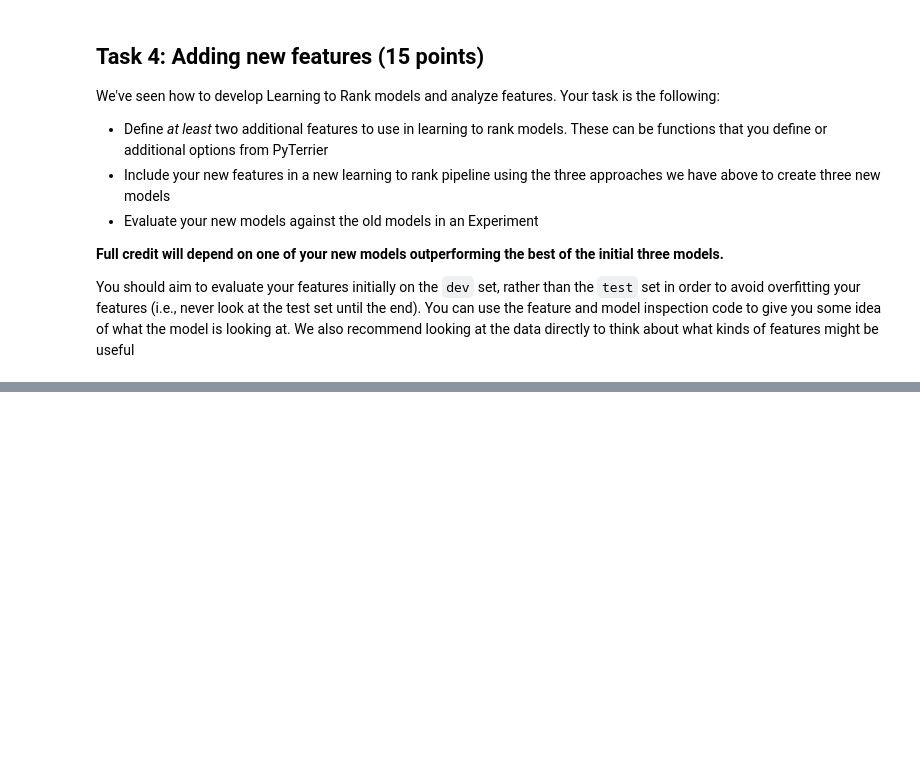
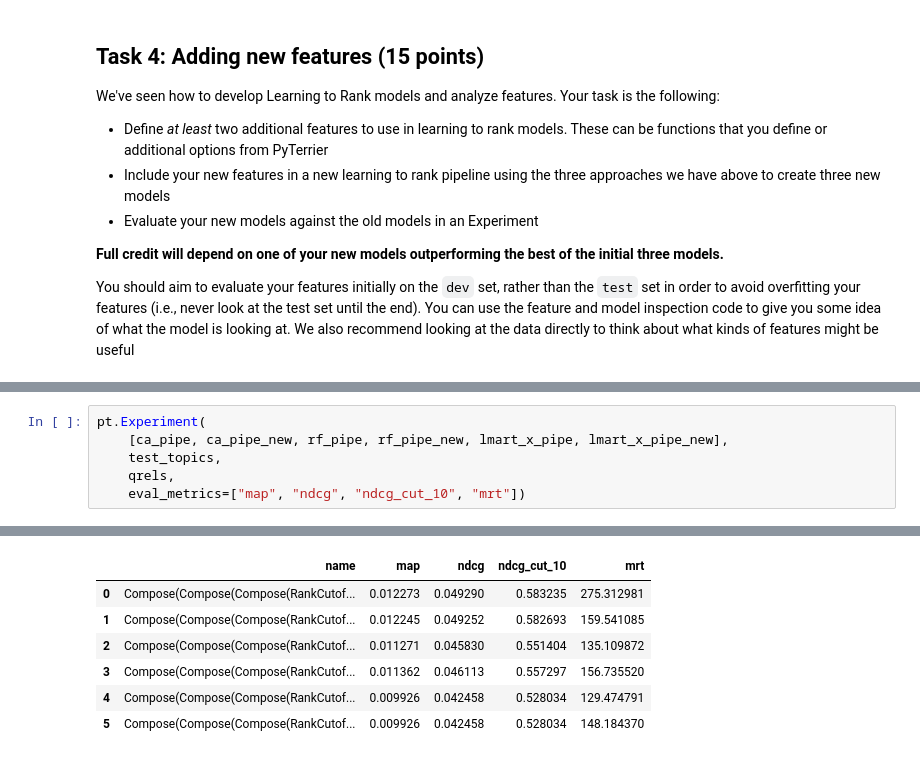
Before and after one commit to andy-techen/information-retrieval-nlp, a Jupyter notebook: pyterrier_deep_learning/Homework 3 Part 2 - Learning to Rank.ipynb, the cells around one changed output, grey strips where cells are left out. Drawn from its saved outputs; the diff is of its cells as text; blank space fills up the shorter version.

```diff
--- a/pyterrier_deep_learning/Homework 3 Part 2 - Learning to Rank.ipynb
+++ b/pyterrier_deep_learning/Homework 3 Part 2 - Learning to Rank.ipynb
@@ -330,0 +590,7 @@ You should aim to evaluate your features initially on the `dev` set, rather than
+# %%
+pt.Experiment(
+    [ca_pipe, ca_pipe_new, rf_pipe, rf_pipe_new, lmart_x_pipe, lmart_x_pipe_new],
+    test_topics,
+    qrels,
+    eval_metrics=["map", "ndcg", "ndcg_cut_10", "mrt"])
+# %% [output]
@@ -330,0 +611,7 @@ You should aim to evaluate your features initially on the `dev` set, rather than
+|  | name | map | ndcg | ndcg_cut_10 | mrt |
+| 0 | Compose(Compose(Compose(RankCutof... | 0.012273 | 0.049290 | 0.583235 | 275.312981 |
+| 1 | Compose(Compose(Compose(RankCutof... | 0.012245 | 0.049252 | 0.582693 | 159.541085 |
+| 2 | Compose(Compose(Compose(RankCutof... | 0.011271 | 0.045830 | 0.551404 | 135.109872 |
+| 3 | Compose(Compose(Compose(RankCutof... | 0.011362 | 0.046113 | 0.557297 | 156.735520 |
+| 4 | Compose(Compose(Compose(RankCutof... | 0.009926 | 0.042458 | 0.528034 | 129.474791 |
+| 5 | Compose(Compose(Compose(RankCutof... | 0.009926 | 0.042458 | 0.528034 | 148.184370 |
```
Also changed, not shown: parts of 30 cells of this notebook, 1 other file.
